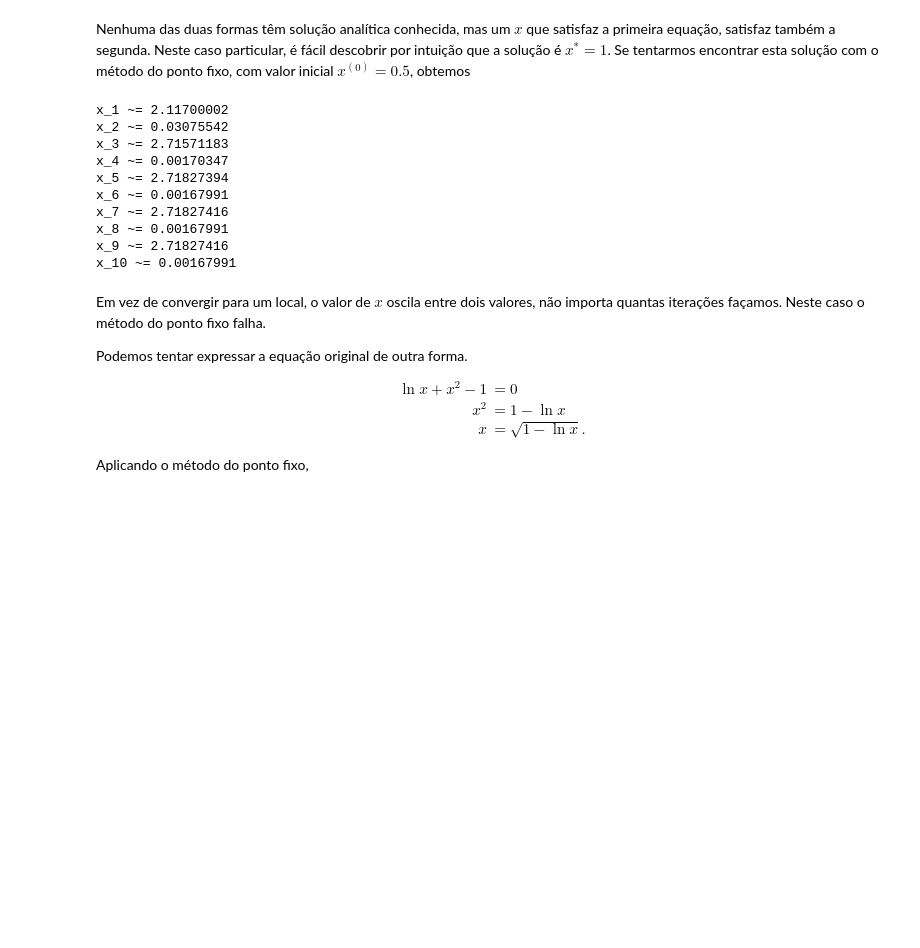
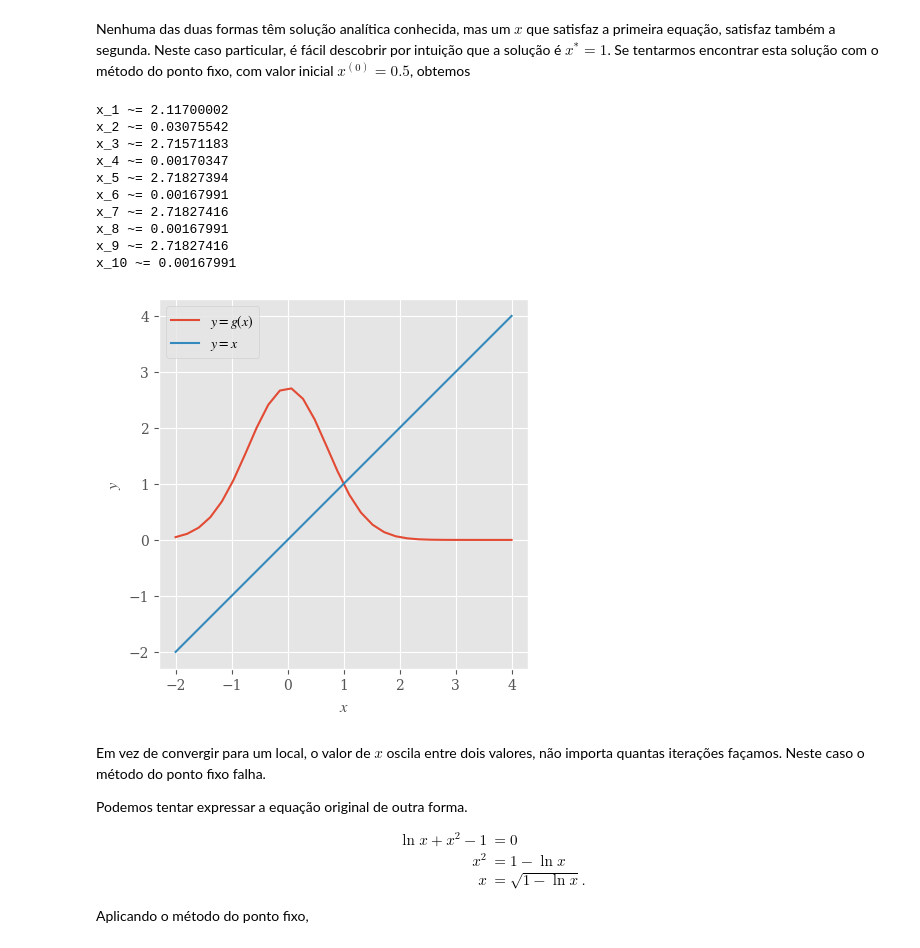
Before and after one commit to PFSLDO/FisicaComputacional, a Jupyter notebook: ponto_fixo.ipynb, the cells around one changed output. Saved outputs shown, nothing was run; the diff lists cells and outputs as text; code cells hidden in the pictures; blank space fills up the shorter version.

```diff
--- a/ponto_fixo.ipynb
+++ b/ponto_fixo.ipynb
@@ -97,22 +95,35 @@ Nenhuma das duas formas têm solução analítica conhecida, mas um $x$ que sati
 # %%
 def g(x):
     return np.exp(1.0 - x**2)
 
 x = 0.5
 for i in range(10):
     x = g(x)
     print(f'x_{i + 1} ~= {x:.8f}')
+
+fig, ax = plt.subplots()
+x = np.linspace(-2, 4, 30)
+
+ax.plot(x, g(x), label=r'$y = g(x)$')
+ax.plot(x, x, label=r'$y = x$')
+
+ax.set_ylabel(r'$y$')
+ax.set_xlabel(r'$x$')
+ax.legend()
+ax.set_aspect('equal')
+plt.show()
 # %% [output]
 x_1 ~= 2.11700002
 x_2 ~= 0.03075542
 x_3 ~= 2.71571183
 x_4 ~= 0.00170347
 x_5 ~= 2.71827394
 x_6 ~= 0.00167991
 x_7 ~= 2.71827416
 x_8 ~= 0.00167991
 x_9 ~= 2.71827416
 x_10 ~= 0.00167991
+[figure, added]
 # %% [markdown]
 Em vez de convergir para um local, o valor de $x$ oscila entre dois valores, não importa quantas iterações façamos. Neste caso o método do ponto fixo falha.
 
```
Also changed, not shown: parts of 6 cells of this notebook.
